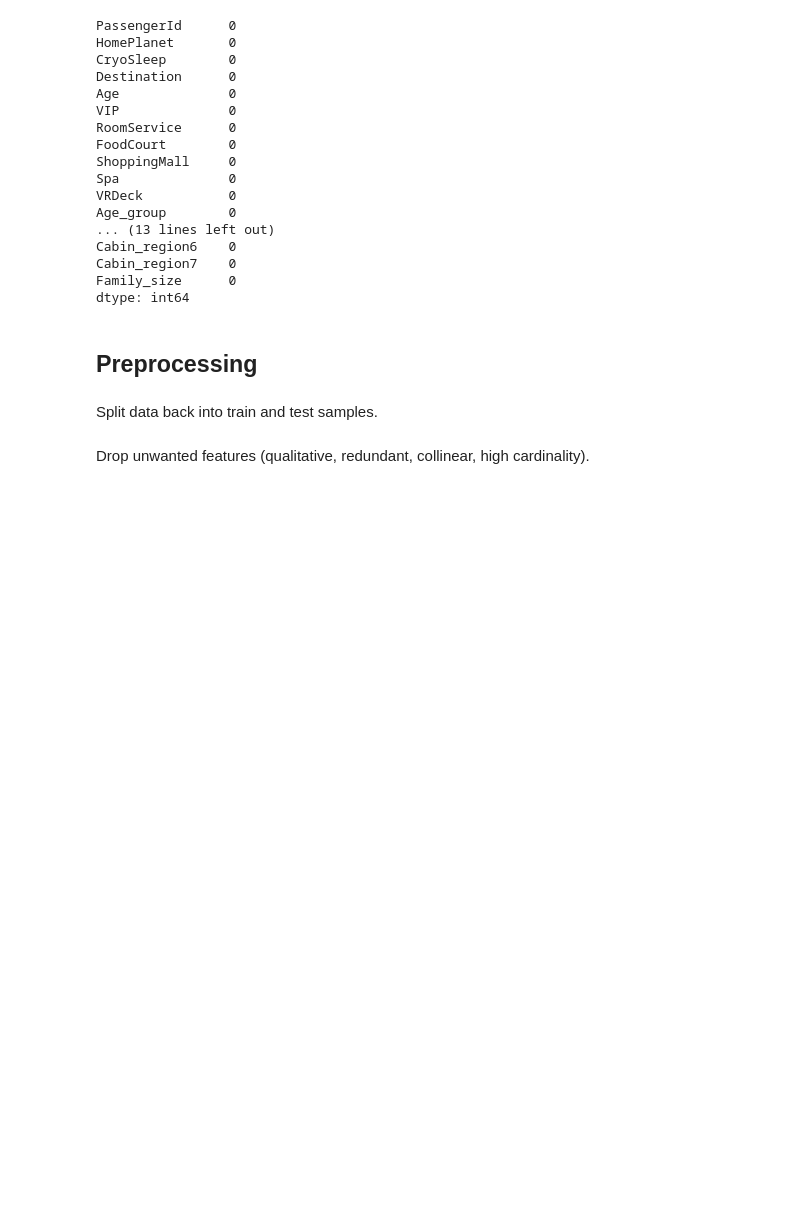
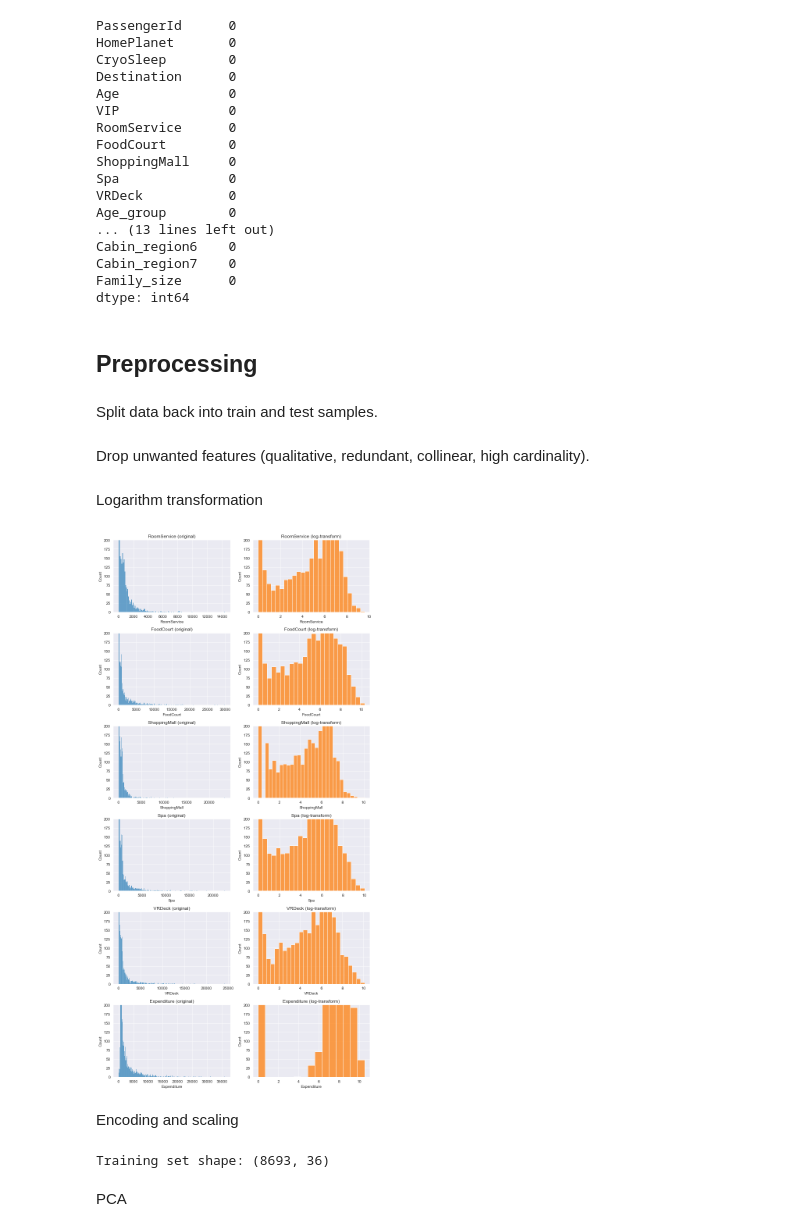
Before and after one commit to Ark3M/Kaggle-competitions, a Jupyter notebook: Spaceship Titanic/Spaceship_Titanic.ipynb, the cells around one changed output. Saved outputs shown, nothing was run; the diff lists cells and outputs as text; code cells hidden in the pictures; blank space fills up the shorter version.

```diff
--- a/Spaceship Titanic/Spaceship_Titanic.ipynb
+++ b/Spaceship Titanic/Spaceship_Titanic.ipynb
@@ -1037,10 +1044,30 @@ dtype: int64
 # %% [markdown]
 Split data back into train and test samples.
 # %%
-X_train = data[data["PassengerId"].isin(train["PassengerId"].values)].copy()
+X = data[data["PassengerId"].isin(train["PassengerId"].values)].copy()
 X_test = data[data["PassengerId"].isin(test["PassengerId"].values)].copy()
 # %% [markdown]
 Drop unwanted features (qualitative, redundant, collinear, high cardinality).
 # %%
-X_train.drop(["PassengerId", "Group", "Group_size", "Age_group", "Cabin_number"], axis=1, inplace=True)
+X.drop(["PassengerId", "Group", "Group_size", "Age_group", "Cabin_number"], axis=1, inplace=True)
 X_test.drop(["PassengerId", "Group", "Group_size", "Age_group", "Cabin_number"], axis=1, inplace=True)
+# %% [markdown]
+Logarithm transformation
+# %%
+fig = plt.figure(figsize=(10, 20))
+
+for i, var_name in enumerate(["RoomService", "FoodCourt", "ShoppingMall", "Spa", "VRDeck", "Expenditure"]):
+    plt.subplot(6, 2, 2 * i + 1)
+    sns.histplot(X[var_name], binwidth=100)
+    plt.ylim([0, 200])
+    plt.title(f"{var_name} (original)")
+
+    plt.subplot(6, 2, 2 * i + 2)
+    sns.histplot(np.log(1 + X[var_name]), color="C1")
+    plt.ylim([0, 200])
+    plt.title(F"{var_name} (log-transform)")
+
+fig.tight_layout()
+plt.show()
+# %% [output]
+[figure, added]
@@ -1046,0 +1078,29 @@ X_test.drop(["PassengerId", "Group", "Group_size", "Age_group", "Cabin_number"],
+# %% [markdown]
+Encoding and scaling
+# %%
+# Identify numerical and categorical columns
+numerical_cols = [cname for cname in X.columns if X[cname].dtype in ["int64", "float64"]]
+categorical_cols = [cname for cname in X.columns if X[cname].dtype == "object"]
+
+# Scale numerical data to have mean = 0 and variance = 1
+numerical_transformer = Pipeline(steps=[("scaler", StandardScaler())])
+
+# One-hot encode categorical data
+categorical_transformer = Pipeline(steps=[("onehot", OneHotEncoder(drop="if_binary", handle_unknown="ignore", sparse=False))])
+
+# Combine preprocessing
+ct = ColumnTransformer(
+    transformers=[
+        ("num", numerical_transformer, numerical_cols),
+        ("cat", categorical_transformer, categorical_cols)],
+        remainder="passthrough")
+
+# Apply preprocessing
+X = ct.fit_transform(X)
+X_test = ct.transform(X_test)
+
+print("Training set shape:", X.shape)
+# %% [output]
+Training set shape: (8693, 36)
+# %% [markdown]
+PCA
```
Also changed, not shown: parts of 9 cells of this notebook.
